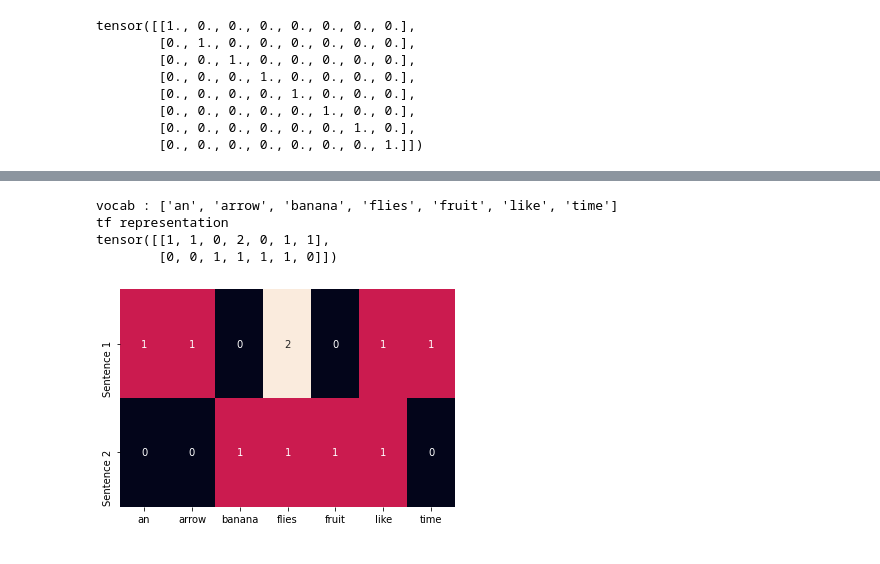
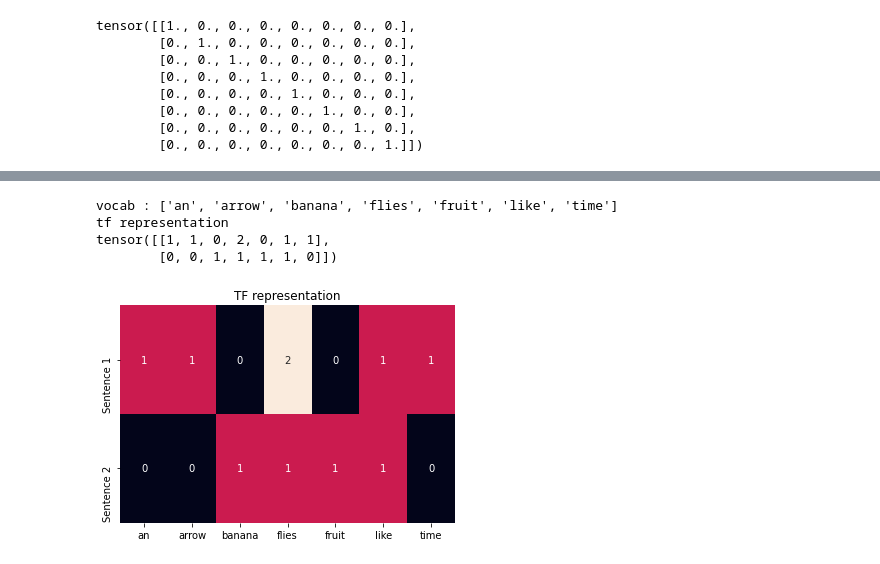
Before and after one commit to ManuLasker/nlp-with-pytorch, a Jupyter notebook: chapter_1/Introduction.ipynb, the cells around one changed output, grey strips where cells are left out. Drawn from its saved outputs; the diff is of its cells as text; code cells hidden in the pictures.

```diff
--- a/chapter_1/Introduction.ipynb
+++ b/chapter_1/Introduction.ipynb
@@ -79,18 +272,19 @@ tensor([[1, 1, 0, 1, 0, 1, 1],
 # %%
 corpus = ["Time flies flies like an arrow",
          "Fruit flies like a banana"]
 tf_vectorizer = CountVectorizer()
 tf_representation = torch.tensor(tf_vectorizer.fit_transform(corpus).toarray())
 vocab = tf_vectorizer.get_feature_names()
 print("vocab : {}".format(vocab))
 print("tf representation \n{}".format(tf_representation))
 sns.heatmap(tf_representation, annot=True,
            cbar=False, xticklabels=vocab,
            yticklabels=["Sentence 1", "Sentence 2"])
+plt.title("TF representation")
 plt.show()
 # %% [output]
 vocab : ['an', 'arrow', 'banana', 'flies', 'fruit', 'like', 'time']
 tf representation
 tensor([[1, 1, 0, 2, 0, 1, 1],
         [0, 0, 1, 1, 1, 1, 0]])
-[figure, old version]
+[figure, new version]
```
Also changed, not shown: parts of 45 cells of this notebook, 1 other file.
